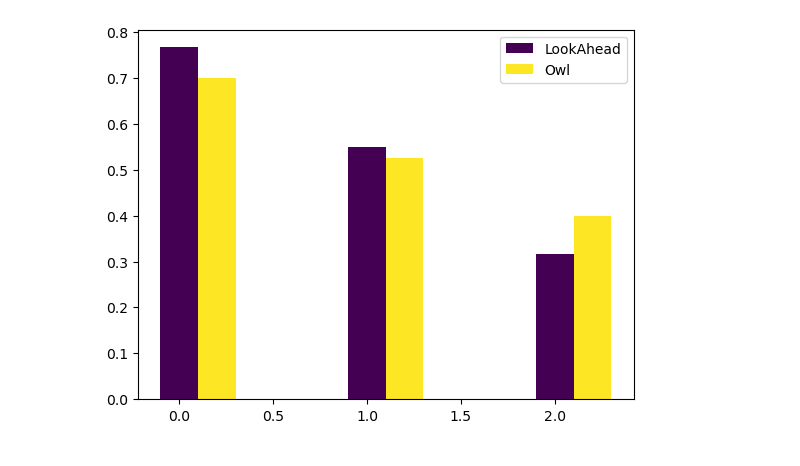
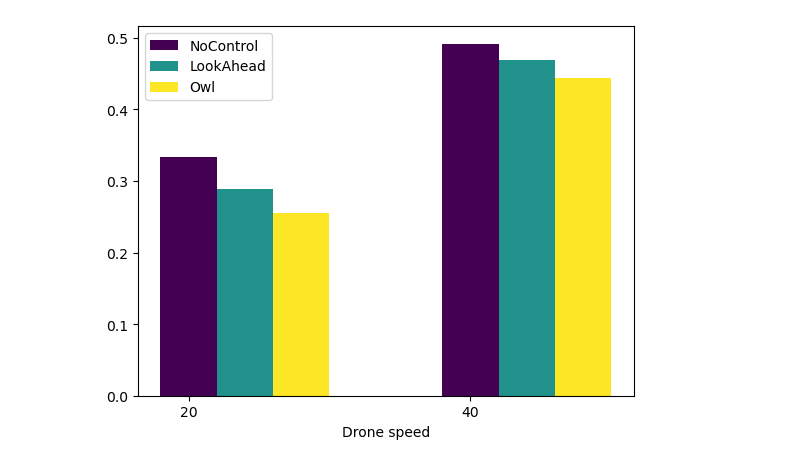
Before and after one commit to smoggy-P/gym-Drone2D-ActivePerception, a Jupyter notebook: script/result_analysis.ipynb, the cells around one changed output. Drawn from its saved outputs; the diff is of its cells as text; code cells hidden in the pictures.

Commit message:
update results so far

```diff
--- a/script/result_analysis.ipynb
+++ b/script/result_analysis.ipynb
@@ -17,8 +17,8 @@ for file in csv_files:
 df = pd.concat(dataframes, ignore_index=True)
 # %%
 gaze_methods = ['NoControl', 'LookAhead', 'Owl']
-planners = ['Primitive', 'MPC', 'Jerk_Primitive']
-agent_numbers = [5, 10, 15]
+planners = ['Jerk_Primitive', 'MPC', 'Primitive']
+agent_numbers = [10, 20]
 pillar_numbers = [0, 5, 10]
 agent_max_speeds = [20, 30, 40, 50, 55, 60]
 drone_max_speeds = [20, 30, 40]
@@ -33,6 +33,8 @@ result_df = pd.DataFrame([], columns=['Method',
                                       'Depth variance',
                                       'Total samples',
                                       'Success',
+                                      'Static Collision',
+                                      'Dynamic Collision',
                                       'Success rate'])
 for gaze_method in gaze_methods:
     for agent_number in agent_numbers:
@@ -59,6 +61,8 @@ for gaze_method in gaze_methods:
                                     depth_var,
                                     df_i.shape[0], #total samples
                                     df_i['Success'].sum(),
+                                    df_i['Static Collision'].sum(),
+                                    df_i['Dynamic Collision'].sum(),
                                     df_i['Success'].sum() / df_i.shape[0] # Success rate
                                     # df_i['Success'].sum(),#total success
                                     # df_i['Static Collision'].sum(),
@@ -72,3 +76,33 @@ for gaze_method in gaze_methods:
 # result_df['Success rate'] = result_df['Success'] / result_df['Total samples']
 result_df['velocity ratio'] = result_df['Agent speed'] / result_df['Drone speed']
 result_df.to_csv('./post.csv')
+# %%
+import matplotlib as mpl
+fig, ax = plt.subplots()
+width = 0.2
+x_label = 'Agent speed'
+legend = 'Method'
+
+x_values = (result_df[x_label].unique())
+x_values.sort()
+labels = result_df[legend].unique()
+
+cmap = mpl.cm.get_cmap("viridis", len(labels))
+colors = cmap(np.linspace(0, 1, len(labels)))
+
+for i, label in enumerate(labels):
+
+    df = result_df[result_df[legend] == label]
+    y_values = []
+    rects = []
+
+    for x_value in x_values:
+        df_single = df[result_df[x_label] == x_value]
+        y_values.append(1 - df_single['Dynamic Collision'].sum() / df_single['Total samples'].sum())
+
+    rects.append(ax.bar(np.arange(len(x_values)) + i*width, y_values, width, color=colors[i], label=label))
+
+plt.xticks(range(x_values.shape[0]), x_values)
+plt.xlabel(x_label)
+plt.legend()
+plt.show()
@@ -75,30 +111,32 @@ result_df.to_csv('./post.csv')
 # %%
 import matplotlib as mpl
 fig, ax = plt.subplots()
 width = 0.2
-x_label = 'velocity ratio'
+x_label = 'Drone speed'
 legend = 'Method'
 
 x_values = (result_df[x_label].unique())
 x_values.sort()
 labels = result_df[legend].unique()
 
 cmap = mpl.cm.get_cmap("viridis", len(labels))
 colors = cmap(np.linspace(0, 1, len(labels)))
 
 for i, label in enumerate(labels):
 
     df = result_df[result_df[legend] == label]
     y_values = []
     rects = []
 
     for x_value in x_values:
         df_single = df[result_df[x_label] == x_value]
         y_values.append(df_single['Success'].sum() / df_single['Total samples'].sum())
 
     rects.append(ax.bar(np.arange(len(x_values)) + i*width, y_values, width, color=colors[i], label=label))
 
+plt.xticks(range(x_values.shape[0]), x_values)
+plt.xlabel(x_label)
 plt.legend()
 plt.show()
 # %% [output]
-[figure, old version]
+[figure, new version]
```
Also changed, not shown: parts of 1 cell of this notebook, 9 other files.
